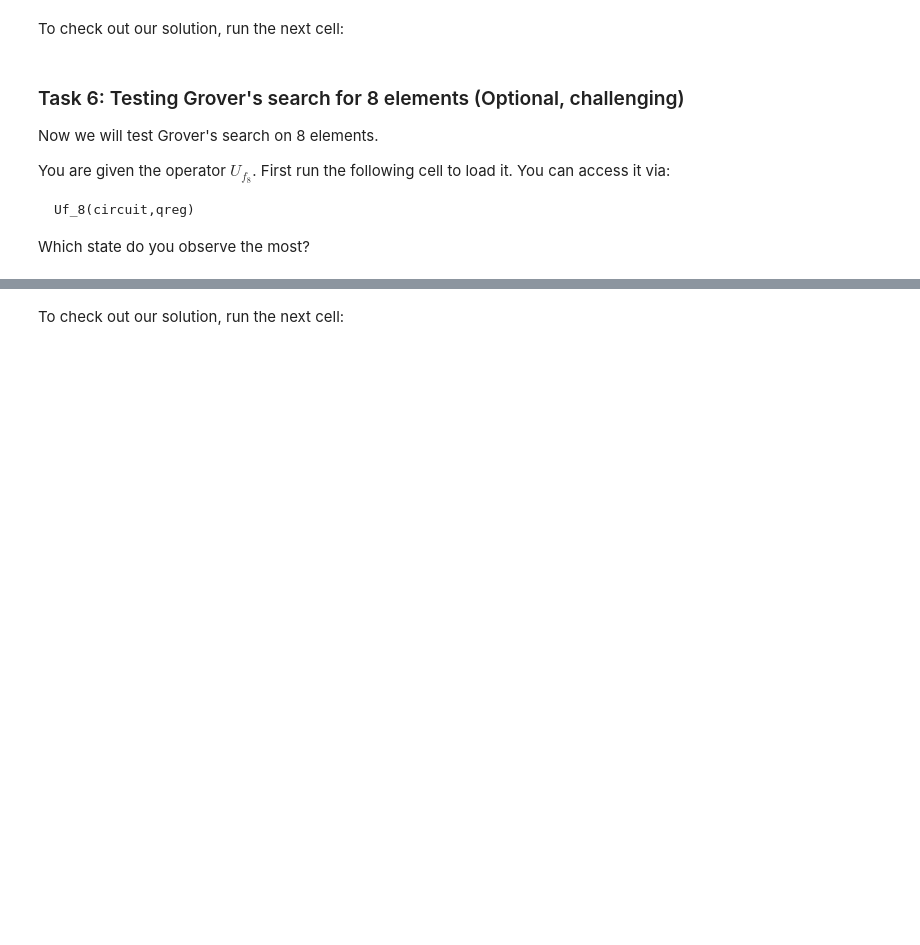
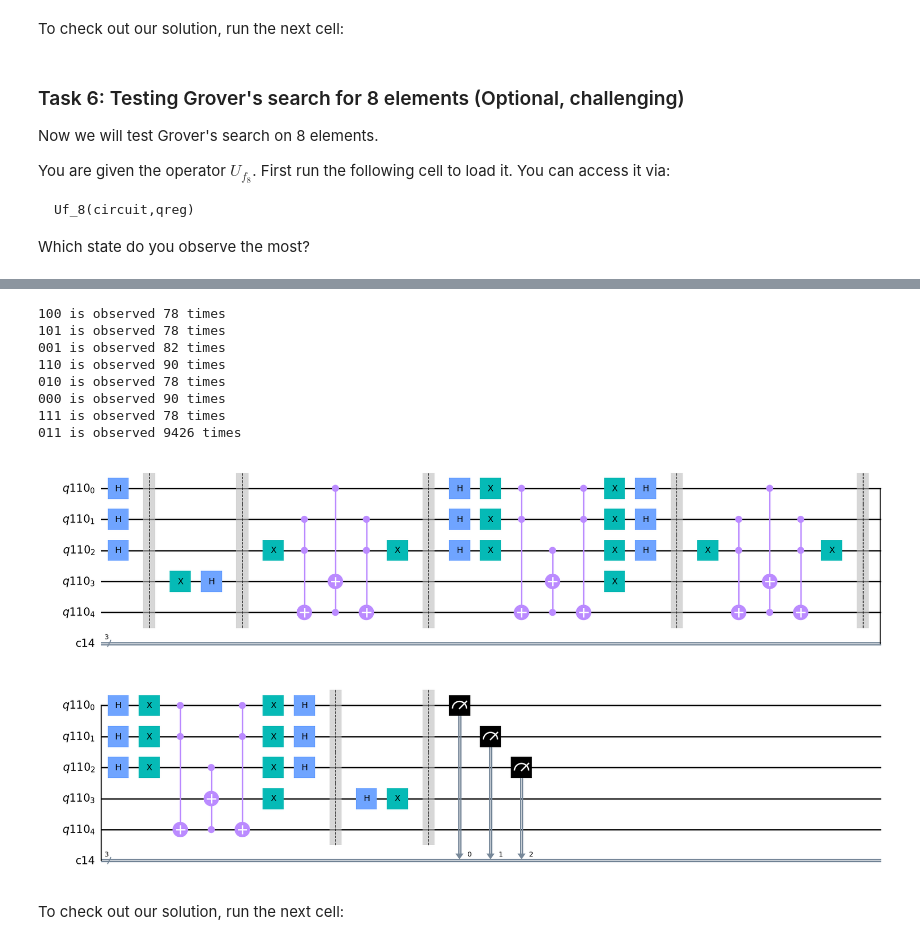
Before and after one commit to james-lucius/qworld, a Jupyter notebook: QB42_Q92_Grovers_Search_Implementation.ipynb, the cells around one changed output, grey strips where cells are left out. Saved outputs shown, nothing was run; the diff lists cells and outputs as text; code cells hidden in the pictures; blank space fills up the shorter version.

```diff
--- a/QB42_Q92_Grovers_Search_Implementation.ipynb
+++ b/QB42_Q92_Grovers_Search_Implementation.ipynb
@@ -421,3 +473,23 @@ def big_inversion(circuit,quantum_reg):
+# %%
+def big_inversion(circuit,quantum_reg):
+
+
+#
+# your code is here
+#
+  for i in range(3):
+    circuit.h(quantum_reg[i])
+    circuit.x(quantum_reg[i])
+
+  circuit.ccx(quantum_reg[0], quantum_reg[1], quantum_reg[4])
+  circuit.ccx(quantum_reg[2], quantum_reg[4], quantum_reg[3])
+  circuit.ccx(quantum_reg[0], quantum_reg[1], quantum_reg[4])
+
+  circuit.x(quantum_reg[3])
+
+  for i in range(3):
+    circuit.x(quantum_reg[i])
+    circuit.h(quantum_reg[i])
 # %% [markdown]
 Below you can check the matrix of your inversion operator. We are interested in the top-left $8 \times 8$ part of the matrix, the remaining parts are because of additional qubits.
 # %%
@@ -466,23 +549,51 @@ quantum_file = path_files+"quantum.py"
 # %%
 from qiskit import QuantumRegister, ClassicalRegister, QuantumCircuit, execute, Aer
 
 qreg8 =  QuantumRegister(5)
 creg8 = ClassicalRegister(3)
 
 mycircuit8 = QuantumCircuit(qreg8,creg8)
 
 
 #
 #Your code here
 #
+for i in range(3): mycircuit8.h(qreg8[i])
+mycircuit8.barrier()
+
+mycircuit8.x(qreg8[3])
+mycircuit8.h(qreg8[3])
+mycircuit8.barrier()
+
+for i in range(2):
+  Uf_8(mycircuit8, qreg8)
+  mycircuit8.barrier()
+  big_inversion(mycircuit8, qreg8)
+  mycircuit8.barrier()
+
+mycircuit8.h(qreg8[3])
+mycircuit8.x(qreg8[3])
+mycircuit8.barrier()
+
+for i in range(3): mycircuit8.measure(qreg8[i], creg8[i])
 
 job = execute(mycircuit8,Aer.get_backend('qasm_simulator'),shots=10000)
 counts8 = job.result().get_counts(mycircuit8)
 # print the reverse of the outcome
 for outcome in counts8:
     print(outcome,"is observed",counts8[outcome],"times")
 
 mycircuit8.draw(output='mpl')
+# %% [output]
+100 is observed 78 times
+101 is observed 78 times
+001 is observed 82 times
+110 is observed 90 times
+010 is observed 78 times
+000 is observed 90 times
+111 is observed 78 times
+011 is observed 9426 times
+[figure, added]
 # %% [markdown]
 To check out our solution, run the next cell:
 # %%
```
Also changed, not shown: parts of 21 cells of this notebook.
